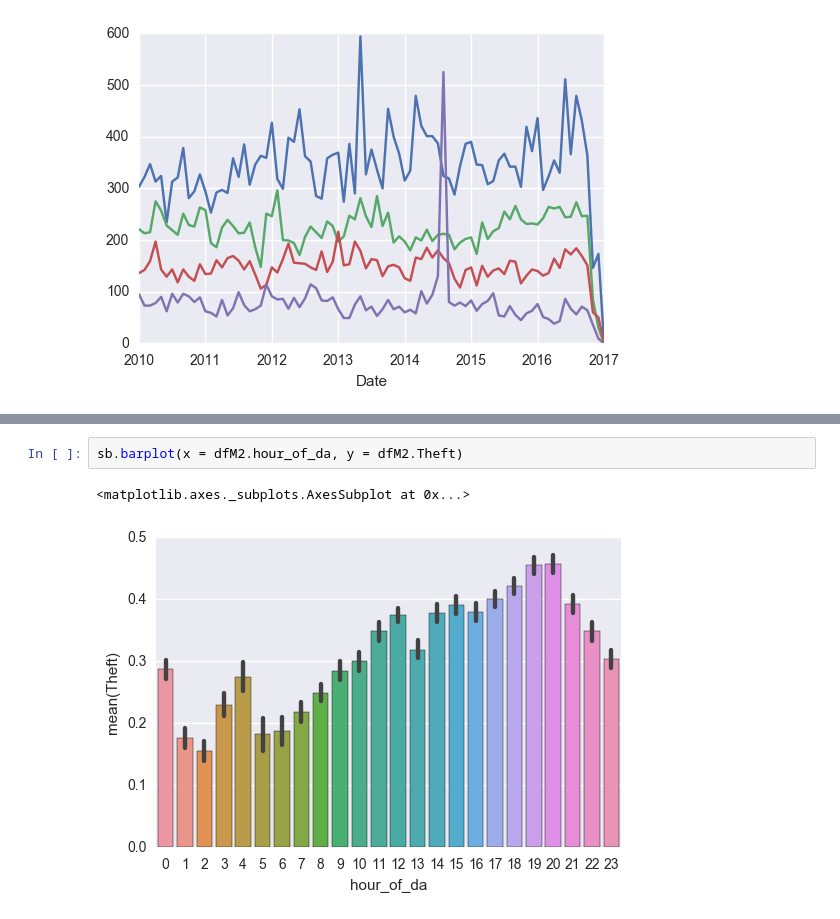
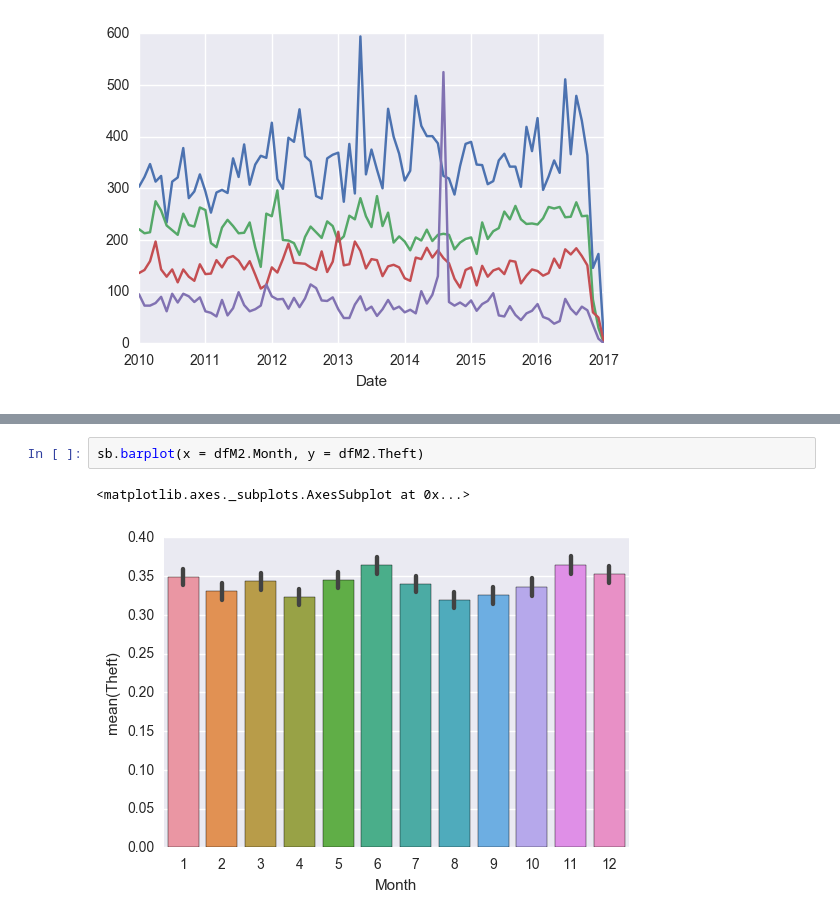
Before and after one commit to akell47/DataSciCourse, a Jupyter notebook: projects/final-projects/IncidentTimeSeries.ipynb, the cells around one changed output, grey strips where cells are left out. Saved outputs shown, nothing was run; the diff lists cells and outputs as text.

Commit message:
hour day month Theft Viz

```diff
--- a/projects/final-projects/IncidentTimeSeries.ipynb
+++ b/projects/final-projects/IncidentTimeSeries.ipynb
@@ -145,5 +297,5 @@ sb.barplot(x = dfM2.day_of_wee, y = dfM2.Theft)
 # %%
-sb.barplot(x = dfM2.hour_of_da, y = dfM2.Theft)
+sb.barplot(x = dfM2.Month, y = dfM2.Theft)
 # %% [output]
 <matplotlib.axes._subplots.AxesSubplot at 0x...>
-[figure, old version]
+[figure, new version]
```
Also changed, not shown: parts of 32 cells of this notebook, 2 other files.
